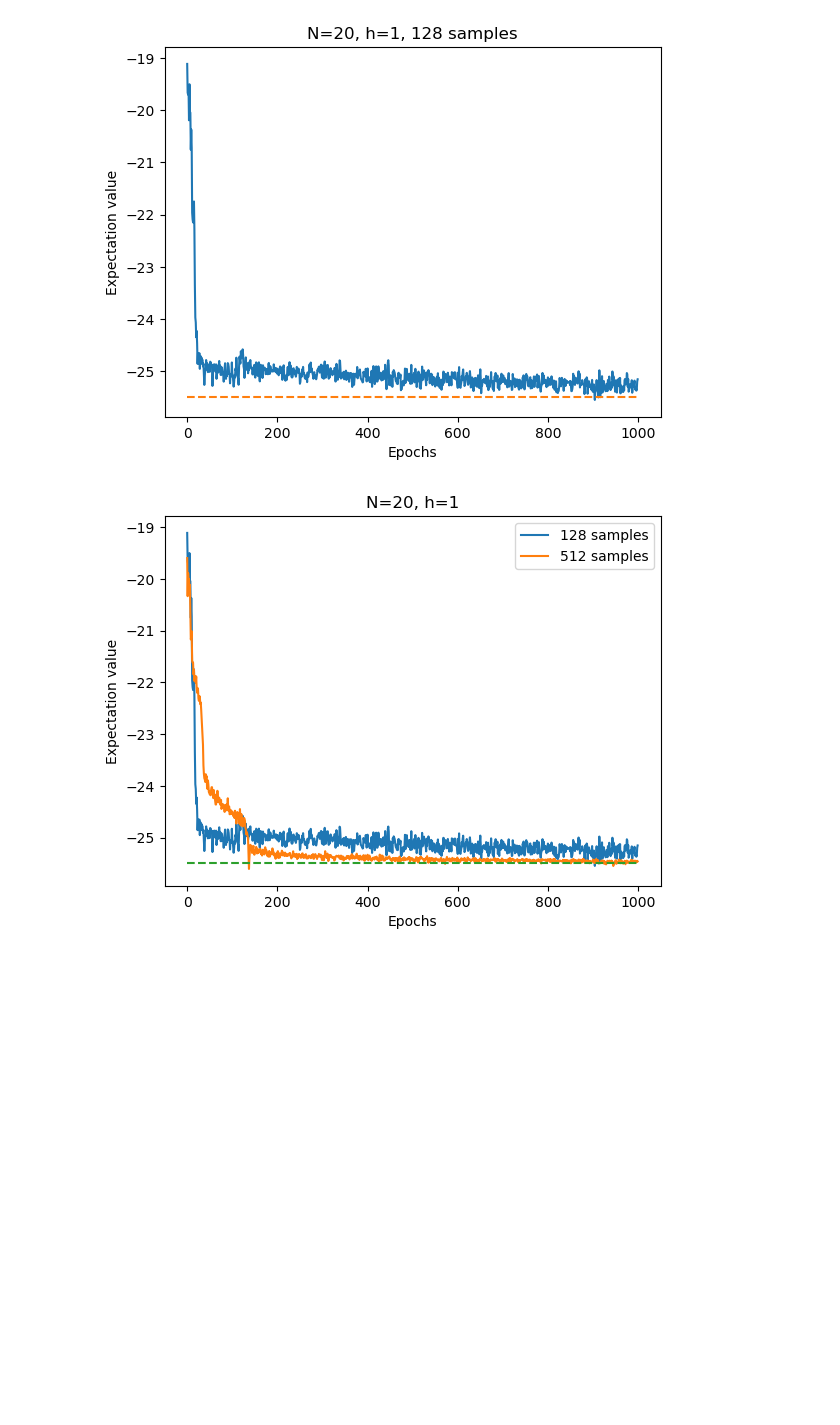
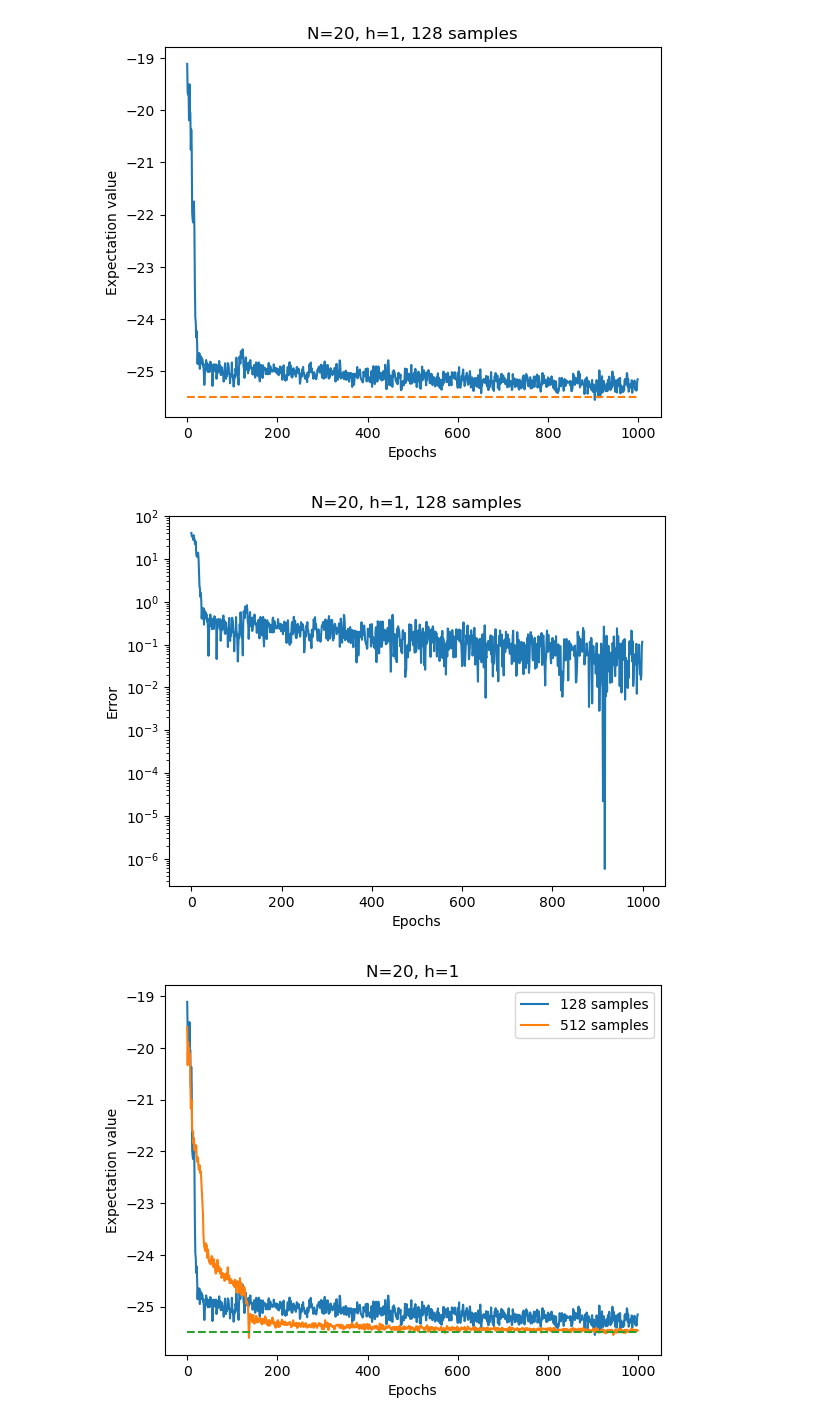
Before and after one commit to tlin06/kans_urop, a Jupyter notebook: MLP_MC/zhuo_parse.ipynb, the cells around one changed output. Saved outputs shown, nothing was run; the diff lists cells and outputs as text; code cells hidden in the pictures; blank space fills up the shorter version.

```diff
--- a/MLP_MC/zhuo_parse.ipynb
+++ b/MLP_MC/zhuo_parse.ipynb
@@ -60,6 +70,16 @@ plt.ylabel('Expectation value')
 plt.show()
 # %% [output]
 [figure]
+# %%
+err128 = (np.array(energy_data128) - lib.ground_state_energy(1, 20)) ** 2
+plt.plot(epochs, err128)
+plt.title('N=20, h=1, 128 samples')
+plt.xlabel('Epochs')
+plt.ylabel('Error')
+plt.yscale('log')
+plt.show()
+# %% [output]
+[figure, added]
 # %%
 plt.plot(epochs, energy_data128, label='128 samples')
 plt.plot(epochs, energy_data, label='512 samples')
```
Also changed, not shown: parts of 2 cells of this notebook, 40 other files.
